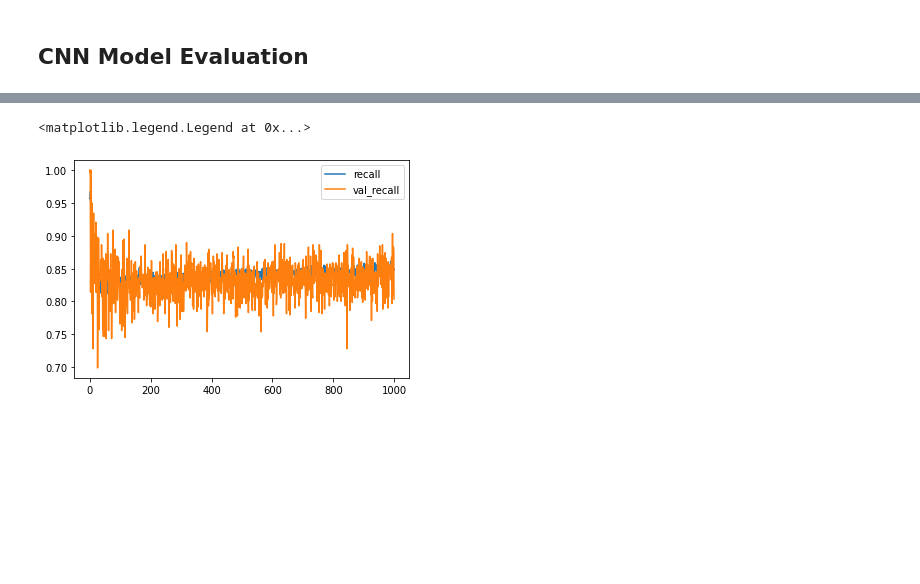
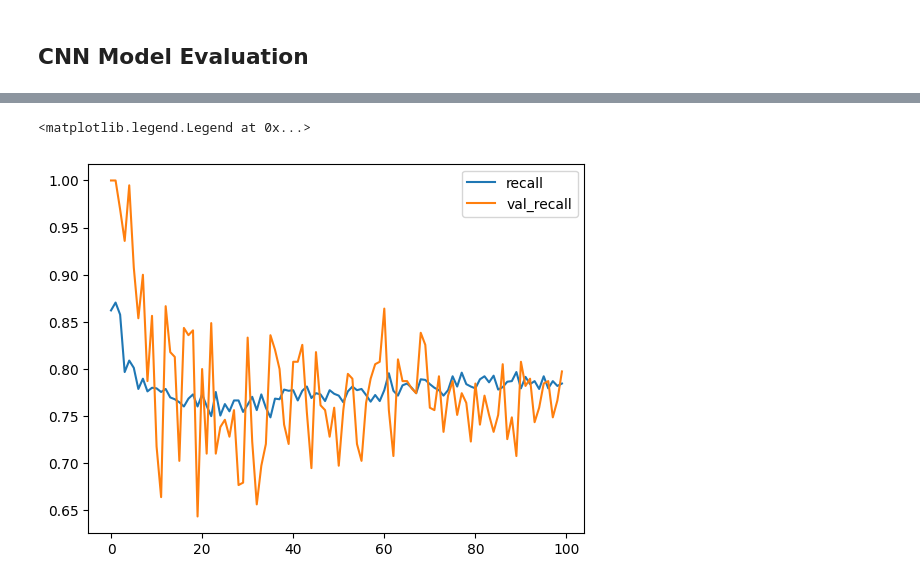
Before and after one commit to elizabeth-feldeverd/idc-backend, a Jupyter notebook: notebooks/final_models.ipynb, the cells around one changed output, grey strips where cells are left out. Drawn from its saved outputs; the diff is of its cells as text; code cells hidden in the pictures; blank space fills up the shorter version.

Commit message:
chore: clean notebooks

```diff
--- a/notebooks/final_models.ipynb
+++ b/notebooks/final_models.ipynb
@@ -28,7 +28,3 @@ y = np.load('../idc/data/Y.npy')
-# %%
-# Running in Colab
-X = np.load('/content/drive/MyDrive/Colab Notebooks/data/X.npy')
-y = np.load('/content/drive/MyDrive/Colab Notebooks/data/Y.npy')
 # %%
 X.shape
 # %% [output]
@@ -40,27 +45,14 @@ y.shape
 # %% [markdown]
 ## Data augmentation
 # %%
-from keras.preprocessing.image import ImageDataGenerator
-
 X_scaled = X/255
 X_train, X_test, y_train, y_test = train_test_split(X_scaled, y, test_size=0.3, random_state=1)
 
 # Instantiate image data generator
-datagen = ImageDataGenerator(rotation_range=90, validation_split=0.3)
+datagen = ImageDataGenerator(rotation_range=90, validation_split=0.2)
 
 # Creates iterators for training images
+train_images = datagen.flow(X_train, y_train, subset='training', batch_size=32)
 val_images = datagen.flow(X_train, y_train, subset='validation', batch_size=32)
-images = datagen.flow(X_train, y_train, subset='training', batch_size=32)
-
-# Generates a fixed number of augmented images
-# images, labels = next(datagen.flow(X_train, y_train, batch_size=X_train.shape[0]))
-
-# # Merge original X_train with augmented images
-# X_train = np.row_stack((X_train, images))
-# X_train.shape
-#
-# # Merge original y_train with augmented image labels
-# y_train = np.hstack((y_train, labels))
-# y_train.shape
 # %% [markdown]
 ## CNN Model Evaluation
@@ -142,11 +138,11 @@ _________________________________________________________________
 # %%
 # Training
-# model = init_model3()
-# mc = ModelCheckpoint(filepath='/content/drive/MyDrive/Colab Notebooks/model.{epoch:02d}-{val_loss:.2f}.h5',
-#                      monitor='val_loss', mode='min', save_best_only=True)
-# history = model.fit(images,
-#           validation_data=val_images,
-#           epochs=1000,
-#           batch_size=64,
-#           verbose=1,
-#           callbacks=mc)
+model = init_model()
+mc = ModelCheckpoint(filepath='data/checkpoints/{epoch:02d}-{val_loss:.2f}.h5',
+                     monitor='val_loss', mode='min', save_best_only=True)
+history = model.fit(train_images,
+          validation_data=val_images,
+          epochs=1000,
+          batch_size=64,
+          verbose=1,
+          callbacks=mc)
@@ -159,10 +158,10 @@ model.evaluate(X_test, y_test)
 # %%
-plt.plot(history.history['recall'], label='recall')
-plt.plot(history.history['val_recall'], label='val_recall')
+plt.plot(history.history['recall_1'], label='recall')
+plt.plot(history.history['val_recall_1'], label='val_recall')
 plt.legend()
 # %% [output]
 <matplotlib.legend.Legend at 0x...>
-[figure, old version]
+[figure, new version]
 # %%
 plt.plot(history.history['loss'], label='loss')
 plt.plot(history.history['val_loss'], label='val_loss')
```
Also changed, not shown: parts of 31 cells of this notebook, 2 other files.
